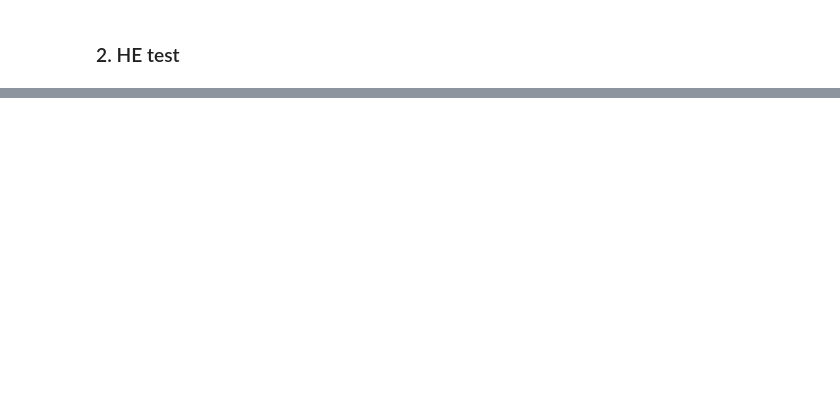
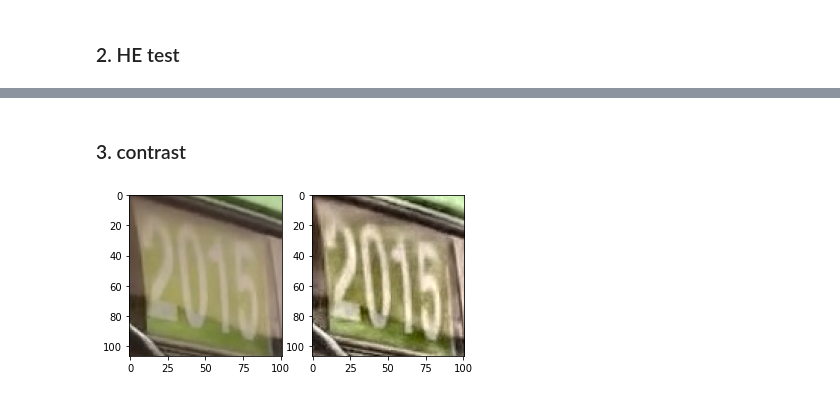
Before and after one commit to Eyes-On/AI, a Jupyter notebook: OCR/Image filter test.ipynb, the cells around one changed output, grey strips where cells are left out. Saved outputs shown, nothing was run; the diff lists cells and outputs as text; code cells hidden in the pictures; blank space fills up the shorter version.

Commit message:
Add image preprocessing method

```diff
--- a/OCR/Image filter test.ipynb
+++ b/OCR/Image filter test.ipynb
@@ -372,0 +357,31 @@ plt.show()
+# %% [markdown]
+### 3. contrast
+# %%
+def img_Contrast(img):
+    # -----Converting image to LAB Color model-----------------------------------
+    lab = cv2.cvtColor(img, cv2.COLOR_BGR2LAB)
+    # -----Splitting the LAB image to different channels-------------------------
+    l, a, b = cv2.split(lab)
+    # -----Applying CLAHE to L-channel-------------------------------------------
+    clahe = cv2.createCLAHE(clipLimit=5.0, tileGridSize=(8, 8))
+    cl = clahe.apply(l)
+    # -----Merge the CLAHE enhanced L-channel with the a and b channel-----------
+    limg = cv2.merge((cl, a, b))
+    # -----Converting image from LAB Color model to RGB model--------------------
+    final = cv2.cvtColor(limg, cv2.COLOR_LAB2BGR)
+    return final
+# %%
+test_img = 'yolov5/runs/hub/exp/crops/bus_num_fr/2015 (26).jpg'
+img = cv2.imread(test_img)
+result = img_Contrast(img)
+fig = plt.figure()
+
+fig1 = fig.add_subplot(1,2,1)
+fig2 = fig.add_subplot(1,2,2)
+
+fig1.imshow(img)
+fig2.imshow(result)
+
+plt.show()
+# %% [output]
+[figure, added]
```
Also changed, not shown: parts of 12 cells of this notebook.
